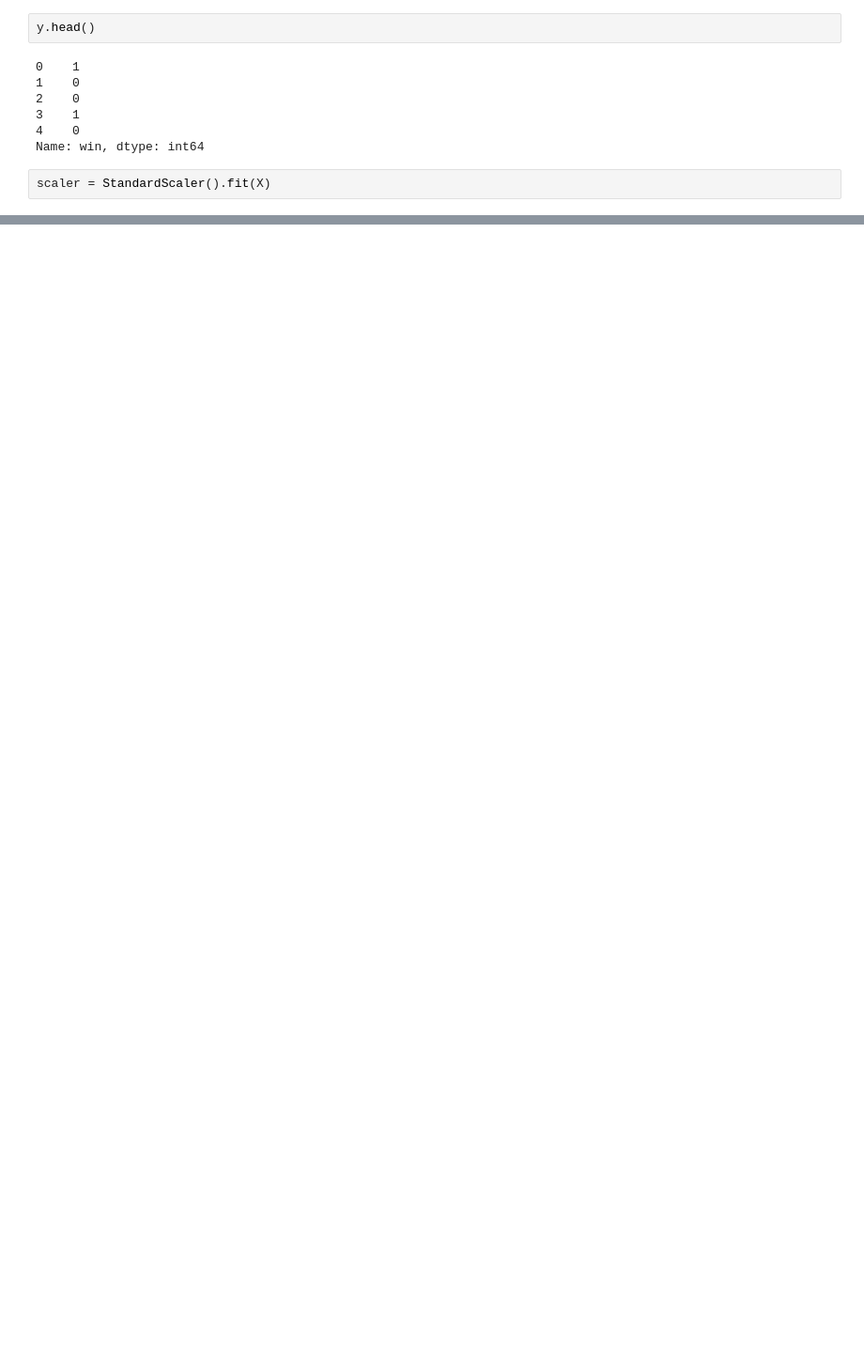
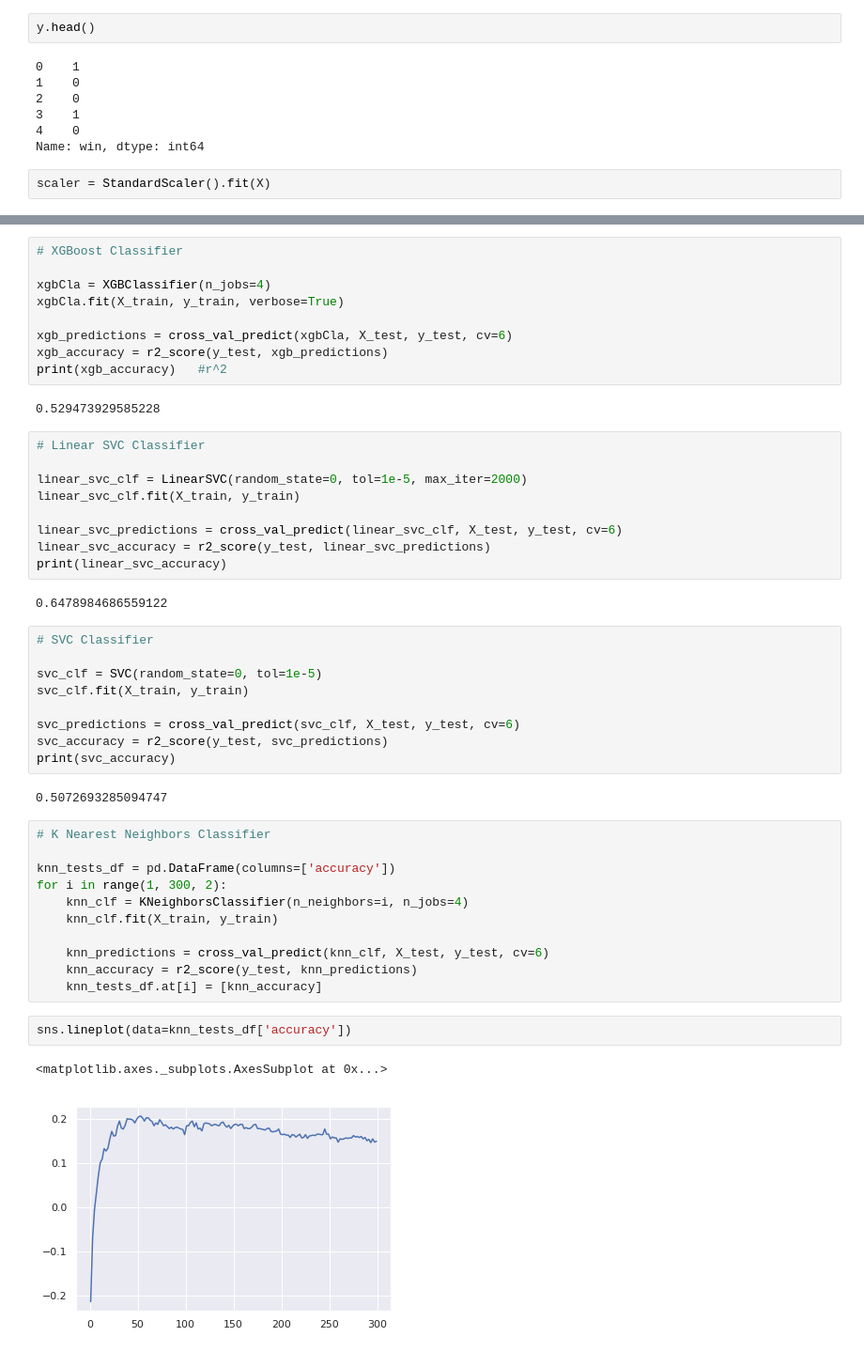
Before and after one commit to max-farver/Rocket-League-Analysis, a Jupyter notebook: RL_analysis_models.ipynb, the cells around one changed output, grey strips where cells are left out. Shown: that part at 94% size. Cells and saved outputs as stored; diff of their text form; blank space fills up the shorter version.

```diff
--- a/RL_analysis_models.ipynb
+++ b/RL_analysis_models.ipynb
@@ -48,0 +73,49 @@ y = y[..., np.newaxis]
+# %%
+# XGBoost Classifier
+
+xgbCla = XGBClassifier(n_jobs=4)
+xgbCla.fit(X_train, y_train, verbose=True)
+
+xgb_predictions = cross_val_predict(xgbCla, X_test, y_test, cv=6)
+xgb_accuracy = r2_score(y_test, xgb_predictions)
+print(xgb_accuracy)   #r^2
+# %% [output]
+0.529473929585228
+# %%
+# Linear SVC Classifier
+
+linear_svc_clf = LinearSVC(random_state=0, tol=1e-5, max_iter=2000)
+linear_svc_clf.fit(X_train, y_train)
+
+linear_svc_predictions = cross_val_predict(linear_svc_clf, X_test, y_test, cv=6)
+linear_svc_accuracy = r2_score(y_test, linear_svc_predictions)
+print(linear_svc_accuracy)
+# %% [output]
+0.6478984686559122
+# %%
+# SVC Classifier
+
+svc_clf = SVC(random_state=0, tol=1e-5)
+svc_clf.fit(X_train, y_train)
+
+svc_predictions = cross_val_predict(svc_clf, X_test, y_test, cv=6)
+svc_accuracy = r2_score(y_test, svc_predictions)
+print(svc_accuracy)
+# %% [output]
+0.5072693285094747
+# %%
+# K Nearest Neighbors Classifier
+
+knn_tests_df = pd.DataFrame(columns=['accuracy'])
+for i in range(1, 300, 2):
+    knn_clf = KNeighborsClassifier(n_neighbors=i, n_jobs=4)
+    knn_clf.fit(X_train, y_train)
+
+    knn_predictions = cross_val_predict(knn_clf, X_test, y_test, cv=6)
+    knn_accuracy = r2_score(y_test, knn_predictions)
+    knn_tests_df.at[i] = [knn_accuracy]
+# %%
+sns.lineplot(data=knn_tests_df['accuracy'])
+# %% [output]
+<matplotlib.axes._subplots.AxesSubplot at 0x...>
+[figure, added]
```
Also changed, not shown: parts of 25 cells of this notebook, 9 other files.
